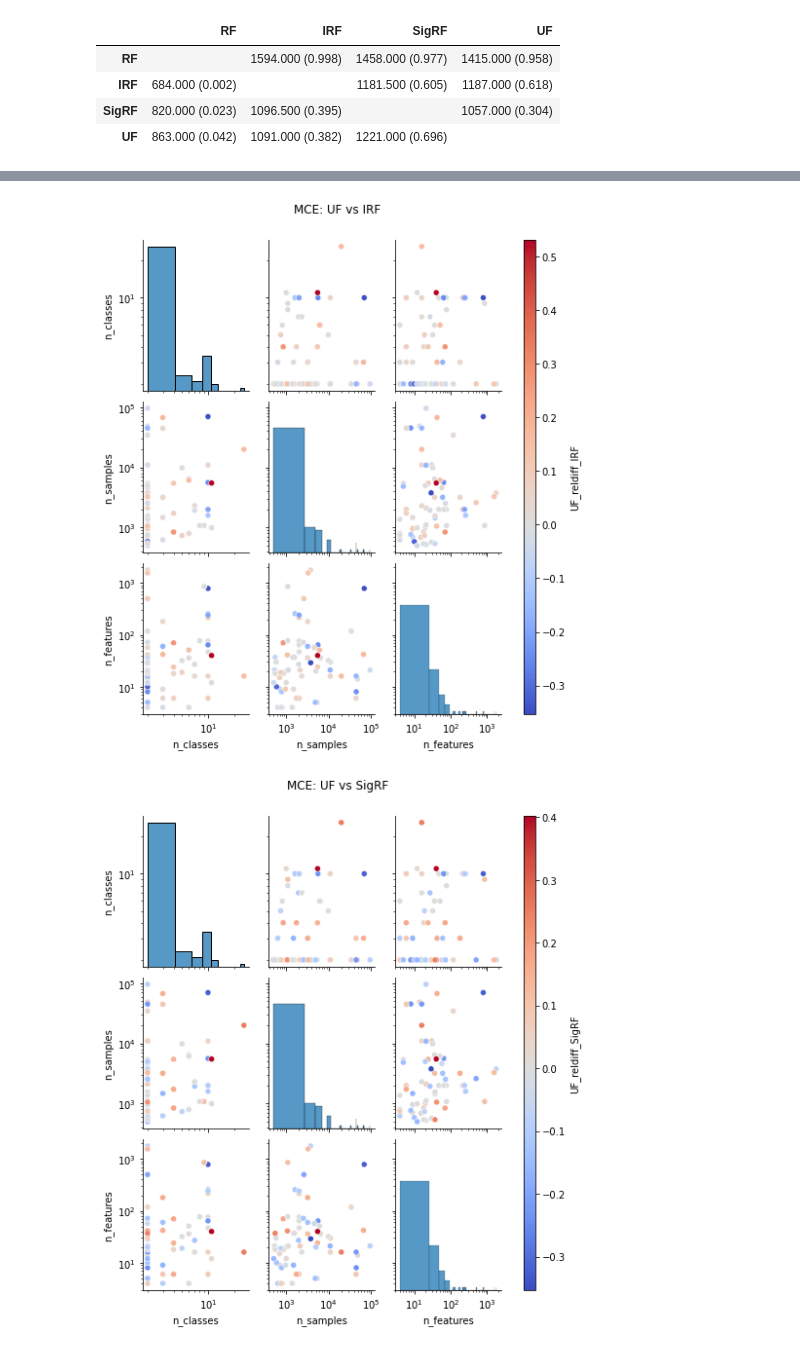
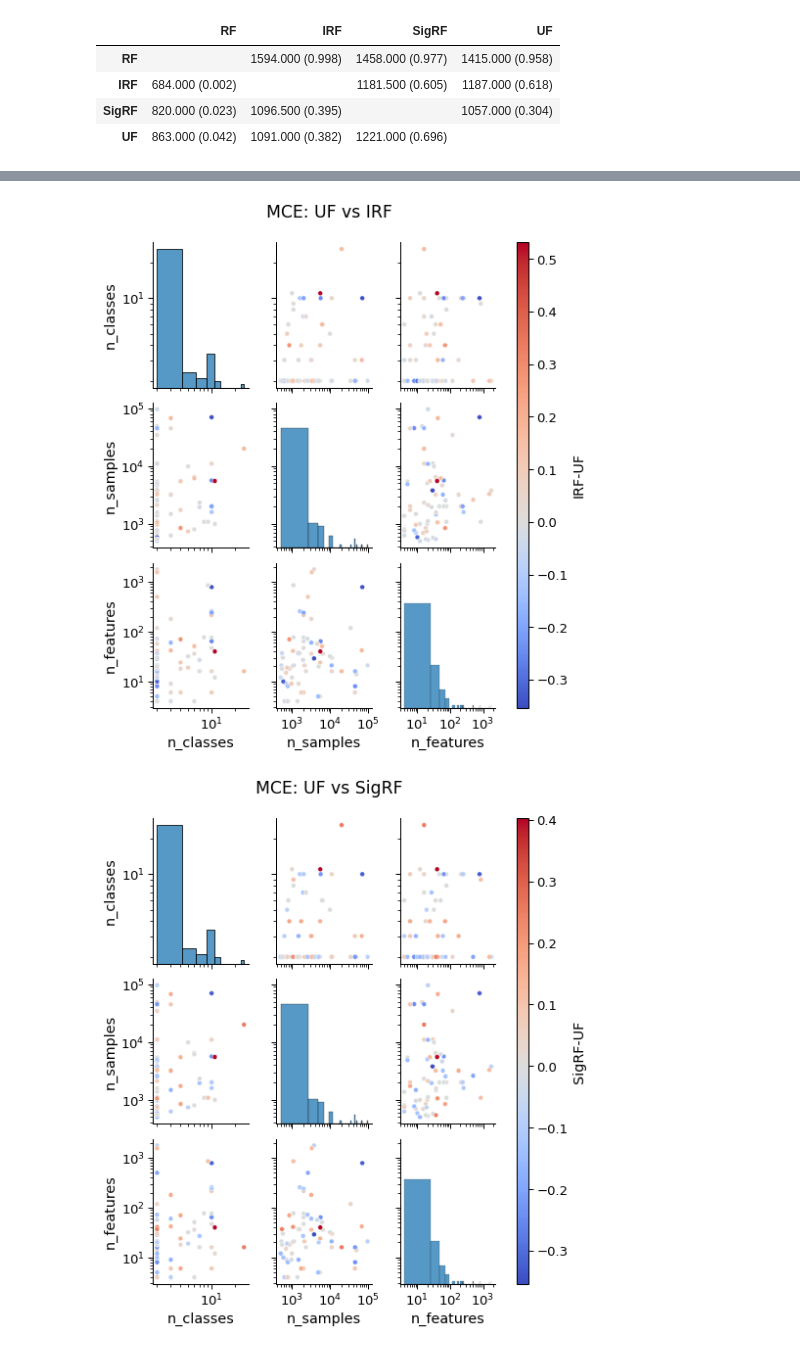
Before and after one commit to rflperry/ProgLearn, a Jupyter notebook: benchmarks/uf_experiments/cc18/results_figures_cv10.ipynb, the cells around one changed output, grey strips where cells are left out. Drawn from its saved outputs; the diff is of its cells as text; code cells hidden in the pictures.

```diff
--- a/benchmarks/uf_experiments/cc18/results_figures_cv10.ipynb
+++ b/benchmarks/uf_experiments/cc18/results_figures_cv10.ipynb
@@ -275,11 +336,11 @@ score_df = pd.DataFrame(
 ).sort_index()
 
 for col in ['RF', 'IRF', 'SigRF']:
-    score_df[f'UF_reldiff_{col}'] = score_df.apply(
+    score_df[f'{col}-UF'] = score_df.apply(
         lambda row: (row[col] - row['UF']), axis=1)
 
-score_df['UF_reldiff_max'] = score_df.apply(
-    lambda row: max([row[f'UF_reldiff_{col}'] for col in ['RF', 'IRF', 'SigRF']]), axis=1)
+score_df['UF_diff_max'] = score_df.apply(
+    lambda row: max([row[f'{col}-UF'] for col in ['RF', 'IRF', 'SigRF']]), axis=1)
 # %%
 m = len(clfs)
 stat_mat = []
@@ -307,10 +369,11 @@ for clf in ['RF', 'IRF', 'SigRF']:
     g = continuous_pairplot(
         score_df,
         vars=['n_classes', 'n_samples', 'n_features'],
-        hue=f'UF_reldiff_{clf}',
+        hue=f'{clf}-UF',
         cmap='coolwarm',
         diag_kind='hist',
     )
-    g.fig.suptitle(f'ECE: UF vs {clf}', y=1.05)
+    g.fig.suptitle(f'ECE: UF vs {clf}', y=1.03)
+    plt.savefig(f'./figures/ece_pairplot_UF-vs-{clf}.pdf')
     plt.show()
 # %% [output]
@@ -337,16 +400,0 @@ plt.show()
-# %%
-# Initialize the figure
-f, ax = plt.subplots(figsize=(12,16))
-sns.despine(bottom=True, left=True)
-
-df = score_df[['Dataset', 'n_features', 'n_samples'] + clfs]
-df['features/samples'] = df['n_features'] / df['n_samples']
-df = df.melt(
-    id_vars=['Dataset', 'features/samples'], value_vars=clfs, var_name='Classifier', value_name='ECE Score'
-).sort_values('features/samples')
-
-# Show each observation with a scatterplot
-sns.stripplot(x="ECE Score", y="Dataset", hue="Classifier",
-              data=df, dodge=False, alpha=1, zorder=1, palette=color_dict)
-
-plt.show()
@@ -373,11 +415,11 @@ score_df = pd.DataFrame(
 ).sort_index()
 
 for col in ['RF', 'IRF', 'SigRF']:
-    score_df[f'UF_reldiff_{col}'] = score_df.apply(
+    score_df[f'{col}-UF'] = score_df.apply(
         lambda row: (row[col] - row['UF']), axis=1)
 
-score_df['UF_reldiff_max'] = score_df.apply(
-    lambda row: max([row[f'UF_reldiff_{col}'] for col in ['RF', 'IRF', 'SigRF']]), axis=1)
+score_df['UF_diff_max'] = score_df.apply(
+    lambda row: max([row[f'{col}-UF'] for col in ['RF', 'IRF', 'SigRF']]), axis=1)
 # %%
 m = len(clfs)
 stat_mat = []
@@ -405,10 +448,11 @@ for clf in ['RF', 'IRF', 'SigRF']:
     g = continuous_pairplot(
         score_df,
         vars=['n_classes', 'n_samples', 'n_features'],
-        hue=f'UF_reldiff_{clf}',
+        hue=f'{clf}-UF',
         cmap='coolwarm',
         diag_kind='hist',
     )
     g.fig.suptitle(f'MCE: UF vs {clf}', y=1.05)
+    plt.savefig(f'./figures/mce_pairplot_UF-vs-{clf}.pdf')
     plt.show()
 # %% [output]
@@ -416,5 +460,5 @@ for clf in ['RF', 'IRF', 'SigRF']:
-[figure, old version]
+[figure, new version]
-[figure, old version]
+[figure, new version]
 # %%
 # Initialize the figure
 f, ax = plt.subplots(figsize=(12,16))
```
Also changed, not shown: parts of 26 cells of this notebook, 17 other files.
